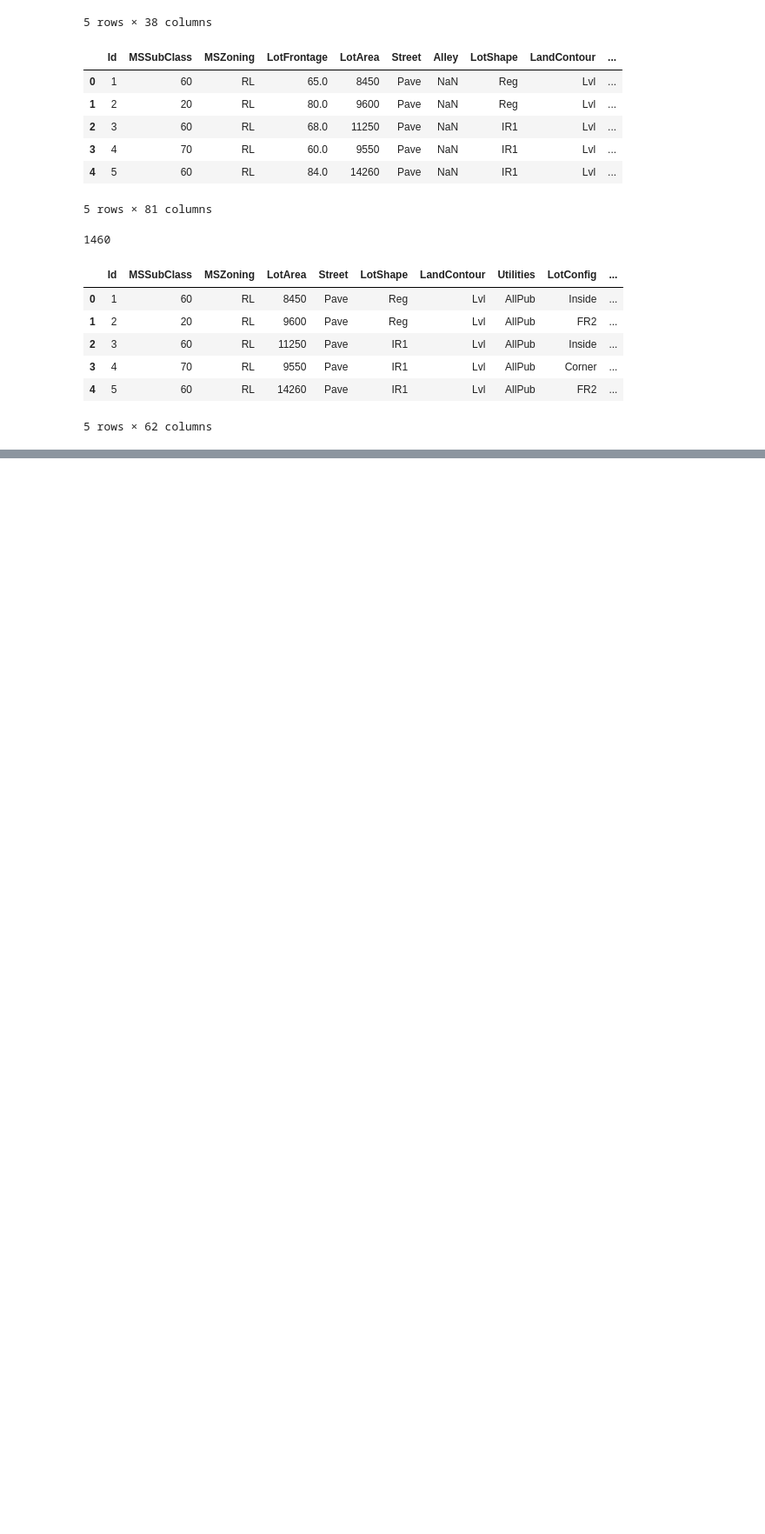
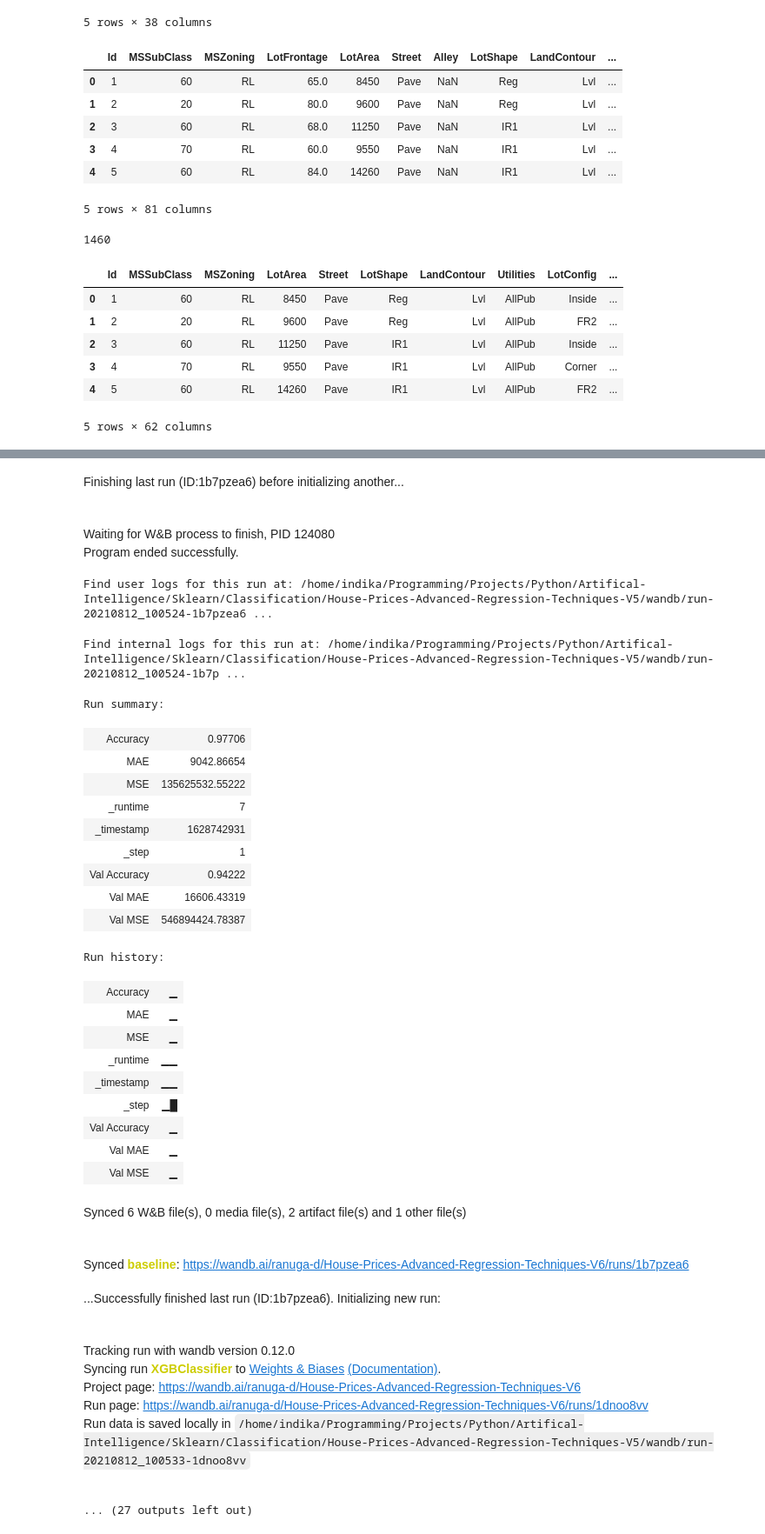
Before and after one commit to Programmer-RD-AI-Archive/House-Prices-Advanced-Regression-Techniques-V5, a Jupyter notebook: 00.ipynb, the cells around one changed output, grey strips where cells are left out. Shown at 87% size. Cells and saved outputs as stored; diff of their text form; code cells hidden in the pictures; blank space fills up the shorter version.

```diff
--- a/00.ipynb
+++ b/00.ipynb
@@ -165,0 +155,32 @@ X_test = X_test.toarray()
+# %%
+class FeatureEnginnering:
+    def __init__(self, data, col):
+        self.data = data
+        self.col = col
+
+    def feature_enginner(
+        self
+    ) -> "feature enginnerd data":
+        max_no = self.data[self.col].quantile(0.95)
+        min_no = self.data[self.col].quantile(0.05)
+        data = self.data[self.data[self.col] < max_no]
+        data = self.data[self.data[self.col] > min_no]
+        return data
+# %%
+for col_name,col_dtype in zip(data.columns[:5],data.dtypes[:5]):
+    if col_dtype == 'int64' or col_dtype == 'float64':
+        fe = FeatureEnginnering(data,col_name)
+        old_data = data.copy()
+        data = fe.feature_enginner()
+        print(len(data))
+X = data.drop('SalePrice',axis=1)
+y = data['SalePrice']
+X_train,X_test,y_train,y_test = train_test_split(X,y,test_size=0.125)
+mct = make_column_transformer(
+    (OneHotEncoder(handle_unknown='ignore'),cols_to_one_hot_encode),
+    remainder='passthrough'
+)
+X_train = mct.fit_transform(X_train)
+X_test = mct.transform(X_test)
+X_train = X_train.toarray()
+X_test = X_test.toarray()
@@ -166,3 +191,3 @@ X_test = X_test.toarray()
 # %%
-# model = fit(GradientBoostingRegressor(),X_train,X_test,y_train,y_test,'baseline')
-# valid(model,X_test,y_test)
+model = fit(GradientBoostingRegressor(),X_train,X_test,y_train,y_test,'baseline')
+valid(model,X_test,y_test)
@@ -186,5 +224,40 @@ models = [
     ['SVR',SVR],
 ]
 # %%
-# for model in models:
-#     model = fit(model[1](),X_train,X_test,y_train,y_test,model[0])
+for model in models:
+    model = fit(model[1](),X_train,X_test,y_train,y_test,model[0])
+# %% [output]
+Finishing last run (ID:1b7pzea6) before initializing another...
+Waiting for W&B process to finish, PID 124080
+Program ended successfully.
+Find user logs for this run at: /home/indika/Programming/Projects/Python/Artifical-Intelligence/Sklearn/Classification/House-Prices-Advanced-Regression-Techniques-V5/wandb/run-20210812_100524-1b7pzea6 ...
+Find internal logs for this run at: /home/indika/Programming/Projects/Python/Artifical-Intelligence/Sklearn/Classification/House-Prices-Advanced-Regression-Techniques-V5/wandb/run-20210812_100524-1b7p ...
+Run summary:
+| Accuracy | 0.97706 |
+| MAE | 9042.86654 |
+| MSE | 135625532.55222 |
+| _runtime | 7 |
+| _timestamp | 1628742931 |
+| _step | 1 |
+| Val Accuracy | 0.94222 |
+| Val MAE | 16606.43319 |
+| Val MSE | 546894424.78387 |
+Run history:
+| Accuracy | ▁ |
+| MAE | ▁ |
+| MSE | ▁ |
+| _runtime | ▁▁ |
+| _timestamp | ▁▁ |
+| _step | ▁█ |
+| Val Accuracy | ▁ |
+| Val MAE | ▁ |
+| Val MSE | ▁ |
+Synced 6 W&B file(s), 0 media file(s), 2 artifact file(s) and 1 other file(s)
+Synced baseline: https://wandb.ai/ranuga-d/House-Prices-Advanced-Regression-Techniques-V6/runs/1b7pzea6
+...Successfully finished last run (ID:1b7pzea6). Initializing new run:
+Tracking run with wandb version 0.12.0
+Syncing run XGBClassifier to Weights & Biases (Documentation).
+Project page: https://wandb.ai/ranuga-d/House-Prices-Advanced-Regression-Techniques-V6
+Run page: https://wandb.ai/ranuga-d/House-Prices-Advanced-Regression-Techniques-V6/runs/1dnoo8vv
+Run data is saved locally in /home/indika/Programming/Projects/Python/Artifical-Intelligence/Sklearn/Classification/House-Prices-Advanced-Regression-Techniques-V5/wandb/run-20210812_100533-1dnoo8vv
+... (27 outputs left out)
```
Also changed, not shown: parts of 12 cells of this notebook, 1 other file.
